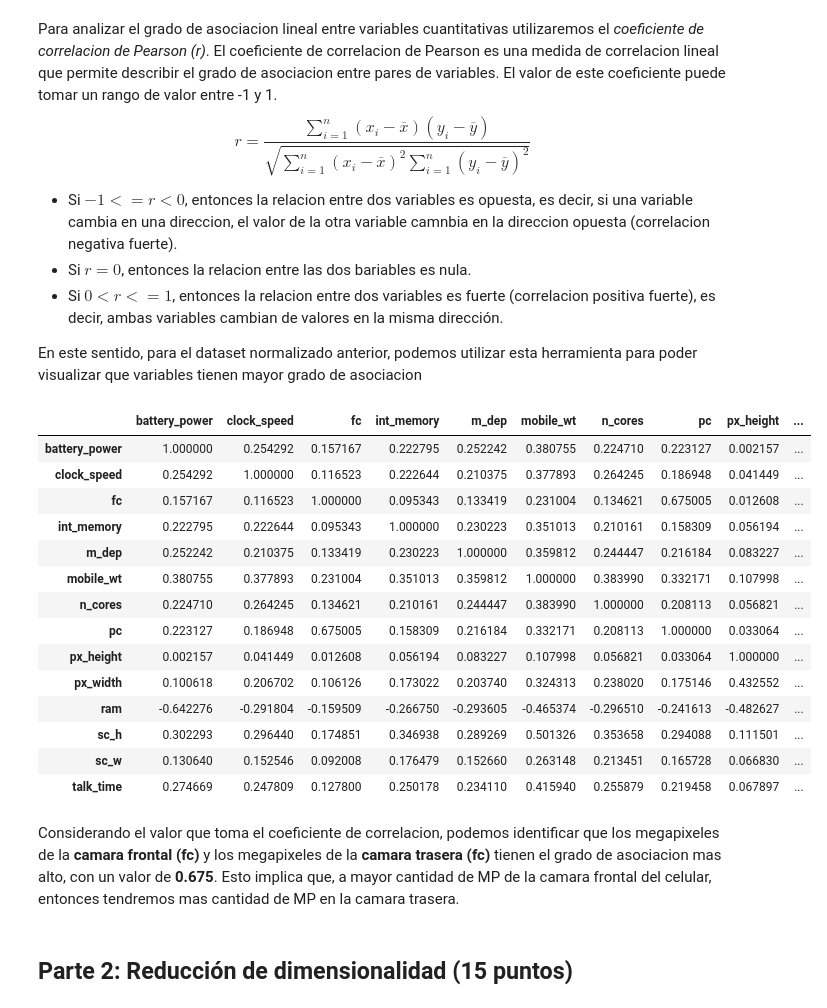
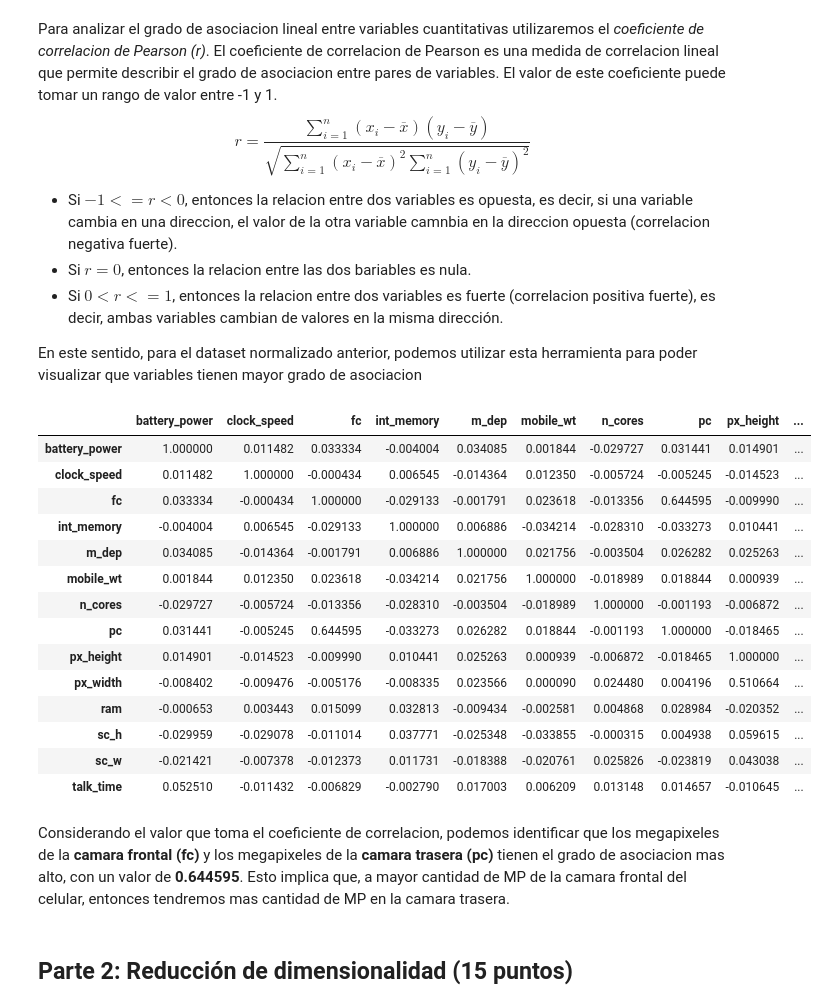
Before and after one commit to pedrozavalat/iic2433-tareas, a Jupyter notebook: t1/T1-IIC2433-PedroPabloZavalaTejos.ipynb, the cells around one changed output. Cells and saved outputs as stored; diff of their text form; code cells hidden in the pictures.

```diff
--- a/t1/T1-IIC2433-PedroPabloZavalaTejos.ipynb
+++ b/t1/T1-IIC2433-PedroPabloZavalaTejos.ipynb
@@ -303,26 +301,28 @@ $$r = \frac{{}\sum_{i=1}^{n} (x_i - \overline{x})(y_i - \overline{y})}
 * Si $0 < r <= 1$, entonces la relacion entre dos variables es fuerte (correlacion positiva fuerte), es decir, ambas variables cambian de valores en la misma dirección.
 
 En este sentido, para el dataset normalizado anterior, podemos utilizar esta herramienta para poder visualizar que variables tienen mayor grado de asociacion
-# %%
-X_normalized.corr()
-# %% [output]
-|  | battery_power | clock_speed | fc | int_memory | m_dep | mobile_wt | n_cores | pc | px_height | ... |
-| battery_power | 1.000000 | 0.254292 | 0.157167 | 0.222795 | 0.252242 | 0.380755 | 0.224710 | 0.223127 | 0.002157 | ... |
-| clock_speed | 0.254292 | 1.000000 | 0.116523 | 0.222644 | 0.210375 | 0.377893 | 0.264245 | 0.186948 | 0.041449 | ... |
-| fc | 0.157167 | 0.116523 | 1.000000 | 0.095343 | 0.133419 | 0.231004 | 0.134621 | 0.675005 | 0.012608 | ... |
-| int_memory | 0.222795 | 0.222644 | 0.095343 | 1.000000 | 0.230223 | 0.351013 | 0.210161 | 0.158309 | 0.056194 | ... |
-| m_dep | 0.252242 | 0.210375 | 0.133419 | 0.230223 | 1.000000 | 0.359812 | 0.244447 | 0.216184 | 0.083227 | ... |
-| mobile_wt | 0.380755 | 0.377893 | 0.231004 | 0.351013 | 0.359812 | 1.000000 | 0.383990 | 0.332171 | 0.107998 | ... |
-| n_cores | 0.224710 | 0.264245 | 0.134621 | 0.210161 | 0.244447 | 0.383990 | 1.000000 | 0.208113 | 0.056821 | ... |
-| pc | 0.223127 | 0.186948 | 0.675005 | 0.158309 | 0.216184 | 0.332171 | 0.208113 | 1.000000 | 0.033064 | ... |
-| px_height | 0.002157 | 0.041449 | 0.012608 | 0.056194 | 0.083227 | 0.107998 | 0.056821 | 0.033064 | 1.000000 | ... |
-| px_width | 0.100618 | 0.206702 | 0.106126 | 0.173022 | 0.203740 | 0.324313 | 0.238020 | 0.175146 | 0.432552 | ... |
-| ram | -0.642276 | -0.291804 | -0.159509 | -0.266750 | -0.293605 | -0.465374 | -0.296510 | -0.241613 | -0.482627 | ... |
-| sc_h | 0.302293 | 0.296440 | 0.174851 | 0.346938 | 0.289269 | 0.501326 | 0.353658 | 0.294088 | 0.111501 | ... |
-| sc_w | 0.130640 | 0.152546 | 0.092008 | 0.176479 | 0.152660 | 0.263148 | 0.213451 | 0.165728 | 0.066830 | ... |
-| talk_time | 0.274669 | 0.247809 | 0.127800 | 0.250178 | 0.234110 | 0.415940 | 0.255879 | 0.219458 | 0.067897 | ... |
+# %%
+df_X_ = pd.DataFrame(X_, columns = columns_names) # Transformamos el numpy array a un dataframe
+# %%
+df_X_.corr() # Sacamos la correlacion entre todos los atributos
+# %% [output]
+|  | battery_power | clock_speed | fc | int_memory | m_dep | mobile_wt | n_cores | pc | px_height | ... |
+| battery_power | 1.000000 | 0.011482 | 0.033334 | -0.004004 | 0.034085 | 0.001844 | -0.029727 | 0.031441 | 0.014901 | ... |
+| clock_speed | 0.011482 | 1.000000 | -0.000434 | 0.006545 | -0.014364 | 0.012350 | -0.005724 | -0.005245 | -0.014523 | ... |
+| fc | 0.033334 | -0.000434 | 1.000000 | -0.029133 | -0.001791 | 0.023618 | -0.013356 | 0.644595 | -0.009990 | ... |
+| int_memory | -0.004004 | 0.006545 | -0.029133 | 1.000000 | 0.006886 | -0.034214 | -0.028310 | -0.033273 | 0.010441 | ... |
+| m_dep | 0.034085 | -0.014364 | -0.001791 | 0.006886 | 1.000000 | 0.021756 | -0.003504 | 0.026282 | 0.025263 | ... |
+| mobile_wt | 0.001844 | 0.012350 | 0.023618 | -0.034214 | 0.021756 | 1.000000 | -0.018989 | 0.018844 | 0.000939 | ... |
+| n_cores | -0.029727 | -0.005724 | -0.013356 | -0.028310 | -0.003504 | -0.018989 | 1.000000 | -0.001193 | -0.006872 | ... |
+| pc | 0.031441 | -0.005245 | 0.644595 | -0.033273 | 0.026282 | 0.018844 | -0.001193 | 1.000000 | -0.018465 | ... |
+| px_height | 0.014901 | -0.014523 | -0.009990 | 0.010441 | 0.025263 | 0.000939 | -0.006872 | -0.018465 | 1.000000 | ... |
+| px_width | -0.008402 | -0.009476 | -0.005176 | -0.008335 | 0.023566 | 0.000090 | 0.024480 | 0.004196 | 0.510664 | ... |
+| ram | -0.000653 | 0.003443 | 0.015099 | 0.032813 | -0.009434 | -0.002581 | 0.004868 | 0.028984 | -0.020352 | ... |
+| sc_h | -0.029959 | -0.029078 | -0.011014 | 0.037771 | -0.025348 | -0.033855 | -0.000315 | 0.004938 | 0.059615 | ... |
+| sc_w | -0.021421 | -0.007378 | -0.012373 | 0.011731 | -0.018388 | -0.020761 | 0.025826 | -0.023819 | 0.043038 | ... |
+| talk_time | 0.052510 | -0.011432 | -0.006829 | -0.002790 | 0.017003 | 0.006209 | 0.013148 | 0.014657 | -0.010645 | ... |
 # %% [markdown]
-Considerando el valor que toma el coeficiente de correlacion, podemos identificar que los megapixeles de la **camara frontal (fc)** y los megapixeles de la **camara trasera (fc)** tienen el grado de asociacion mas alto, con un valor de **0.675**. Esto implica que, a mayor cantidad de MP de la camara frontal del celular, entonces tendremos mas cantidad de MP en la camara trasera.
+Considerando el valor que toma el coeficiente de correlacion, podemos identificar que los megapixeles de la **camara frontal (fc)** y los megapixeles de la **camara trasera (pc)** tienen el grado de asociacion mas alto, con un valor de **0.644595**. Esto implica que, a mayor cantidad de MP de la camara frontal del celular, entonces tendremos mas cantidad de MP en la camara trasera.
 # %% [markdown]
 ## Parte 2: Reducción de dimensionalidad (15 puntos)
 # %% [markdown]
```
Also changed, not shown: parts of 9 cells of this notebook.
